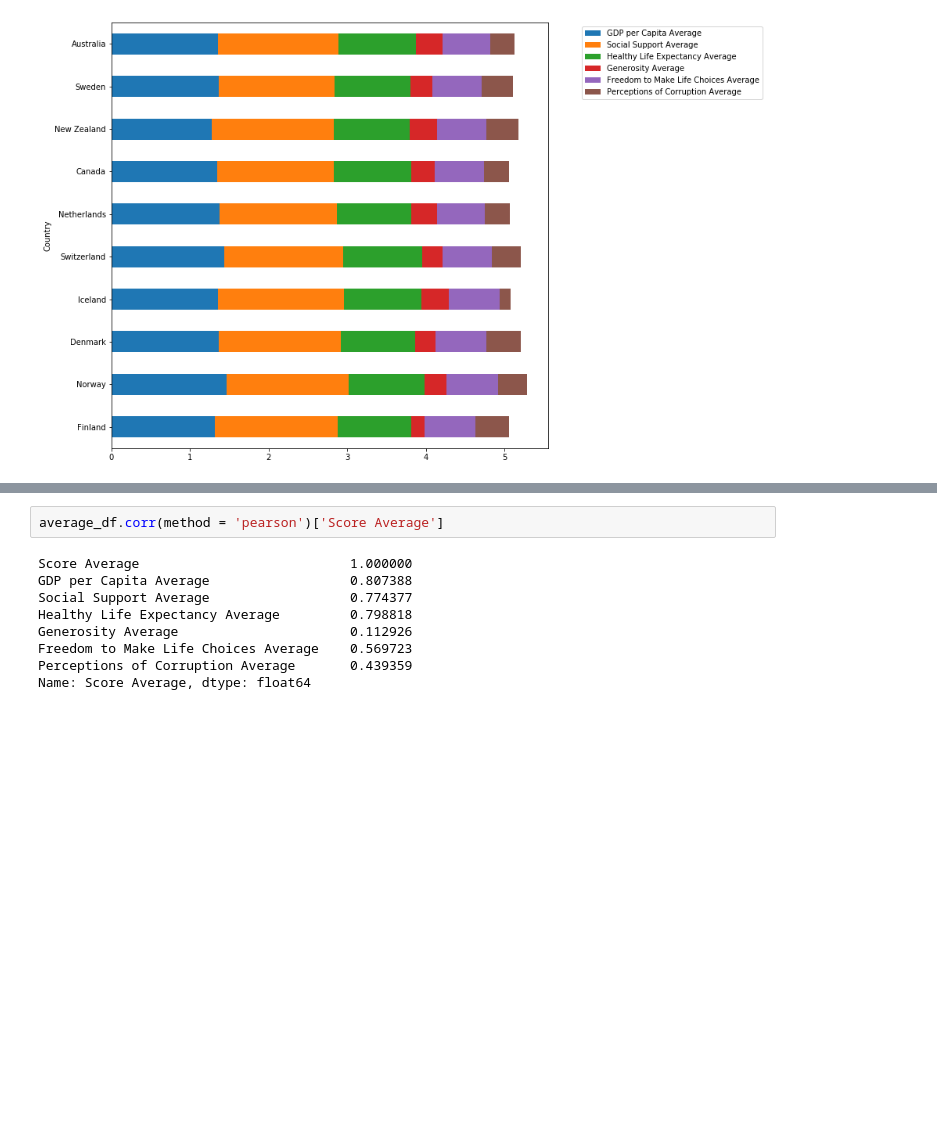
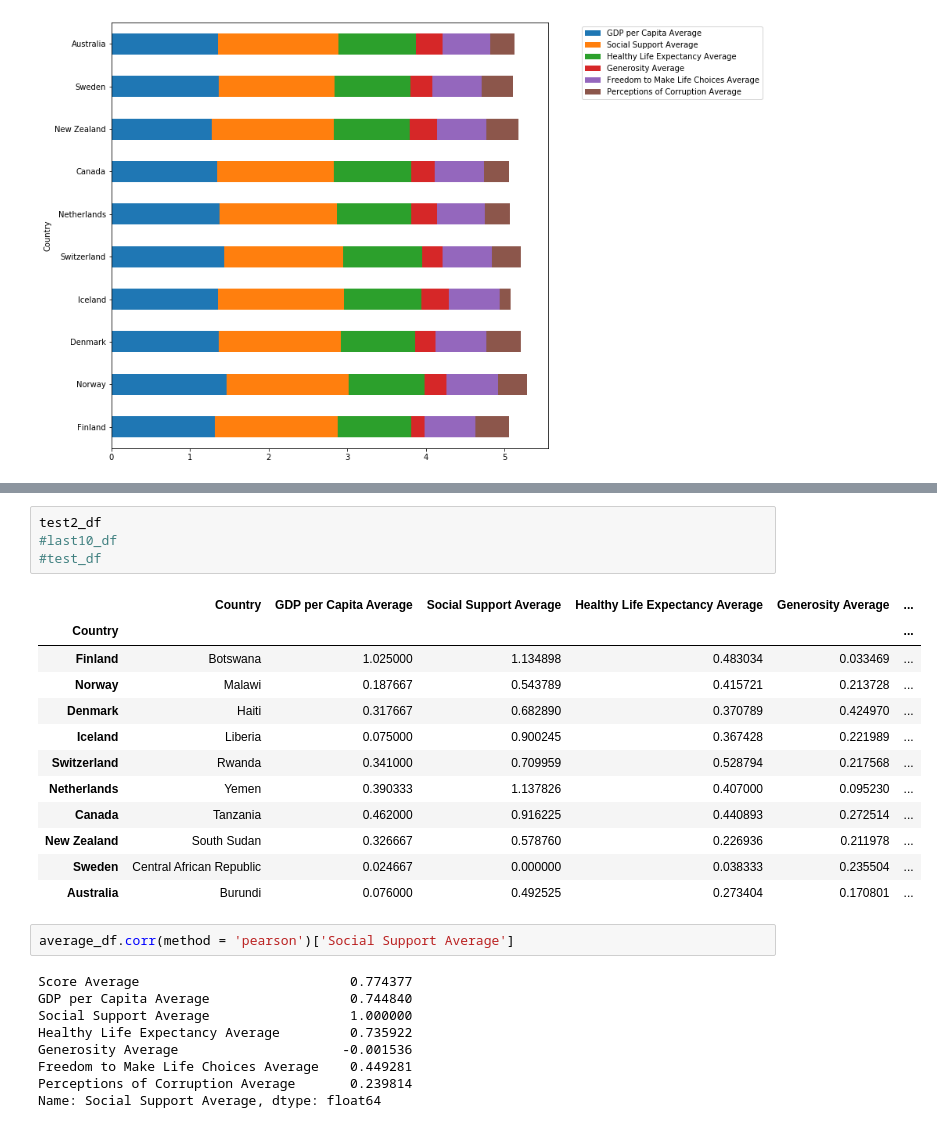
Before and after one commit to nbolt1989/Group_Project_1, a Jupyter notebook: Time for Happiness.ipynb, the cells around one changed output, grey strips where cells are left out. Saved outputs shown, nothing was run; the diff lists cells and outputs as text; blank space fills up the shorter version.

```diff
--- a/Time for Happiness.ipynb
+++ b/Time for Happiness.ipynb
@@ -309,11 +311,28 @@ plt.show()
+# %%
+test2_df
+#last10_df
+#test_df
+# %% [output]
+|  | Country | GDP per Capita Average | Social Support Average | Healthy Life Expectancy Average | Generosity Average | ... |
+| Country |  |  |  |  |  | ... |
+| Finland | Botswana | 1.025000 | 1.134898 | 0.483034 | 0.033469 | ... |
+| Norway | Malawi | 0.187667 | 0.543789 | 0.415721 | 0.213728 | ... |
+| Denmark | Haiti | 0.317667 | 0.682890 | 0.370789 | 0.424970 | ... |
+| Iceland | Liberia | 0.075000 | 0.900245 | 0.367428 | 0.221989 | ... |
+| Switzerland | Rwanda | 0.341000 | 0.709959 | 0.528794 | 0.217568 | ... |
+| Netherlands | Yemen | 0.390333 | 1.137826 | 0.407000 | 0.095230 | ... |
+| Canada | Tanzania | 0.462000 | 0.916225 | 0.440893 | 0.272514 | ... |
+| New Zealand | South Sudan | 0.326667 | 0.578760 | 0.226936 | 0.211978 | ... |
+| Sweden | Central African Republic | 0.024667 | 0.000000 | 0.038333 | 0.235504 | ... |
+| Australia | Burundi | 0.076000 | 0.492525 | 0.273404 | 0.170801 | ... |
 # %%
-average_df.corr(method = 'pearson')['Score Average']
+average_df.corr(method = 'pearson')['Social Support Average']
 # %% [output]
-Score Average                           1.000000
-GDP per Capita Average                  0.807388
-Social Support Average                  0.774377
-Healthy Life Expectancy Average         0.798818
-Generosity Average                      0.112926
-Freedom to Make Life Choices Average    0.569723
-Perceptions of Corruption Average       0.439359
-Name: Score Average, dtype: float64
+Score Average                           0.774377
+GDP per Capita Average                  0.744840
+Social Support Average                  1.000000
+Healthy Life Expectancy Average         0.735922
+Generosity Average                     -0.001536
+Freedom to Make Life Choices Average    0.449281
+Perceptions of Corruption Average       0.239814
+Name: Social Support Average, dtype: float64
```
Also changed, not shown: parts of 2 cells of this notebook.
